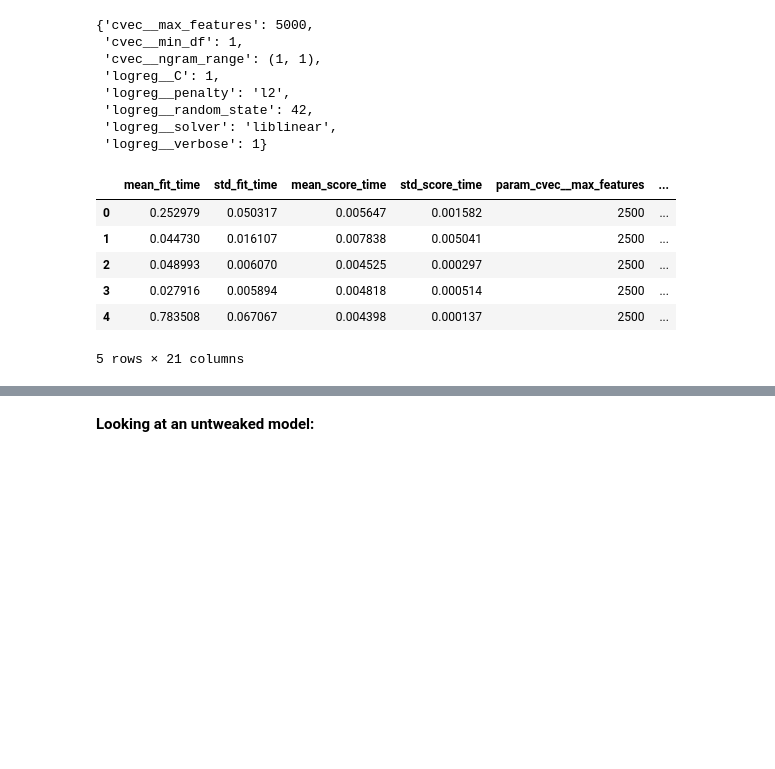
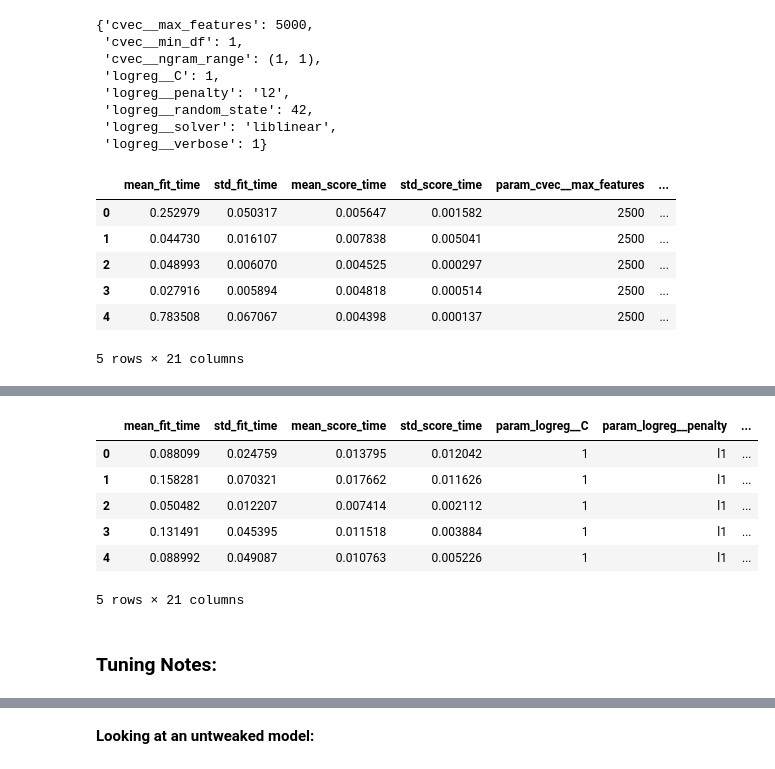
Before and after one commit to patruq/reddit-nlp, a Jupyter notebook: code/model-1.2.ipynb, the cells around one changed output, grey strips where cells are left out. Saved outputs shown, nothing was run; the diff lists cells and outputs as text; code cells hidden in the pictures; blank space fills up the shorter version.

Commit message:
added tfidf models

```diff
--- a/code/model-1.2.ipynb
+++ b/code/model-1.2.ipynb
@@ -622,0 +529,5 @@ def percent_score_improve():
+# %%
+tfidf_logreg_pipe = Pipeline([
+    ("tfidf", TfidfVectorizer()),
+    ("logreg", LogisticRegression())
+])
@@ -622,0 +536,13 @@ def percent_score_improve():
+# %%
+# Testing the model performance on new data
+print(f"CV Score Mean: {cross_val_score(tfidf_logreg_pipe, X_train, y_train, cv=5).mean()}")
+
+# Fit
+tfidf_logreg_pipe.fit(X_train, y_train)
+
+# Train Score
+print(f"Train Score: {tfidf_logreg_pipe.score(X_train, y_train)}")
+
+# Test Score
+print(f"Test Score: {tfidf_logreg_pipe.score(X_test, y_test)}")
+logreg_default_score = tfidf_logreg_pipe.score(X_test, y_test)
@@ -622,0 +555,21 @@ def percent_score_improve():
+# %%
+tfidf_logreg_params = {
+    "tfidf__ngram_range": [(1, 1), (1, 2)],
+    "tfidf__max_features": [2500, 5000],
+    "tfidf__min_df": [1, 2, 5, 10],
+    "logreg__penalty": ["l1", "l2"],
+    "logreg__C": [1, 5, 10],
+    "logreg__random_state": [42],  # Needs a random_state when using the solvers below
+    "logreg__solver": ["saga", "liblinear"],  # Will adjust to "lbfgs" if model prefers "l2" penalty
+#     "logreg__max_iter": [100, 250, 500],  # This is being taken out, too many models
+    "logreg__verbose": [1]  # Needs any positive int when using 'liblinear' solver
+}
+
+tfidf_logreg_gs = GridSearchCV(tfidf_logreg_pipe,
+                               tfidf_logreg_params,
+                               cv=5,
+                               verbose=10)
+
+# Model 1:
+# %%
+tfidf_logreg_gs.fit(X_train, y_train)
@@ -622,0 +664,13 @@ def percent_score_improve():
+# %%
+tfidf_logreg_df = pd.DataFrame(tfidf_logreg_gs.cv_results_)
+tfidf_logreg_df.head()
+# %% [output]
+|  | mean_fit_time | std_fit_time | mean_score_time | std_score_time | param_logreg__C | param_logreg__penalty | ... |
+| 0 | 0.088099 | 0.024759 | 0.013795 | 0.012042 | 1 | l1 | ... |
+| 1 | 0.158281 | 0.070321 | 0.017662 | 0.011626 | 1 | l1 | ... |
+| 2 | 0.050482 | 0.012207 | 0.007414 | 0.002112 | 1 | l1 | ... |
+| 3 | 0.131491 | 0.045395 | 0.011518 | 0.003884 | 1 | l1 | ... |
+| 4 | 0.088992 | 0.049087 | 0.010763 | 0.005226 | 1 | l1 | ... |
+5 rows × 21 columns
+# %% [markdown]
+### Tuning Notes:
```
Also changed, not shown: parts of 84 cells of this notebook, 1 other file.
